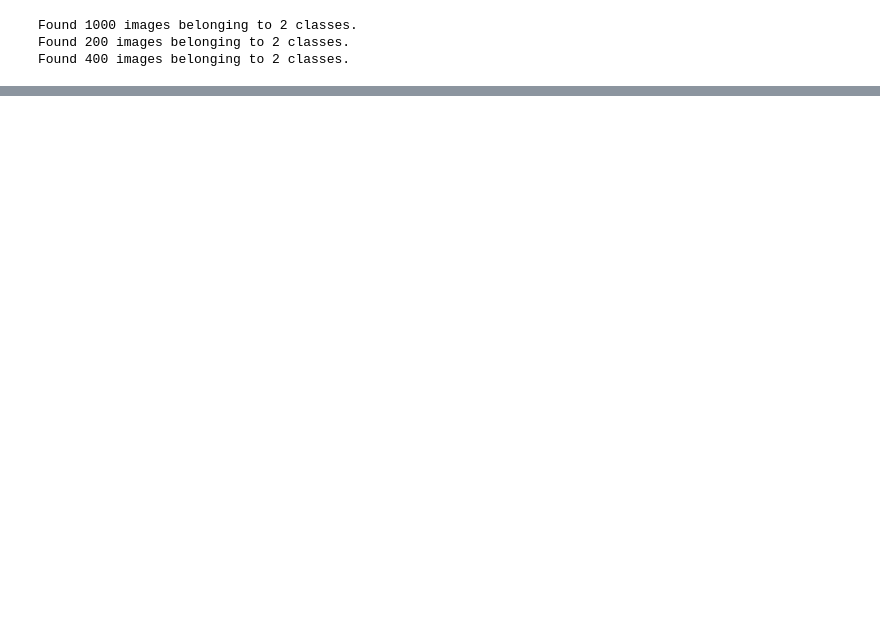
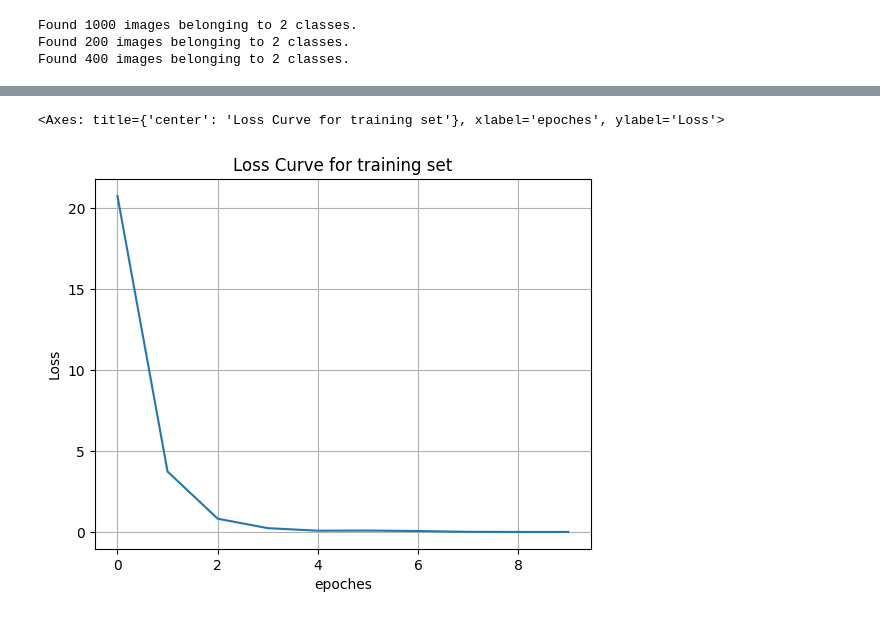
Before and after one commit to juliusmarkwei/convolutional-neural-net-classifier, a Jupyter notebook: convolusional_neural_net.ipynb, the cells around one changed output, grey strips where cells are left out. Cells and saved outputs as stored; diff of their text form; code cells hidden in the pictures; blank space fills up the shorter version.

```diff
--- a/convolusional_neural_net.ipynb
+++ b/convolusional_neural_net.ipynb
@@ -134,7 +119,6 @@ model.compile(
 # %%
 history = model.fit(
     x=train_batches,
-    validation_data=valid_batches,
     epochs=10,
     verbose=2
 )
@@ -147,0 +146,7 @@ Detected at node 'sequential_2/dense_2/BiasAdd' defined at (most recent call las
+# %%
+histtory_df = pd.DataFrame(history.history)
+histtory_df.sort_values(by='accuracy', ascending=False)
+histtory_df['loss'].plot(kind='line', title='Loss Curve for training set', grid=True, xlabel='epoches', ylabel='Loss')
+# %% [output]
+<Axes: title={'center': 'Loss Curve for training set'}, xlabel='epoches', ylabel='Loss'>
+[figure, added]
```
Also changed, not shown: parts of 10 cells of this notebook.
